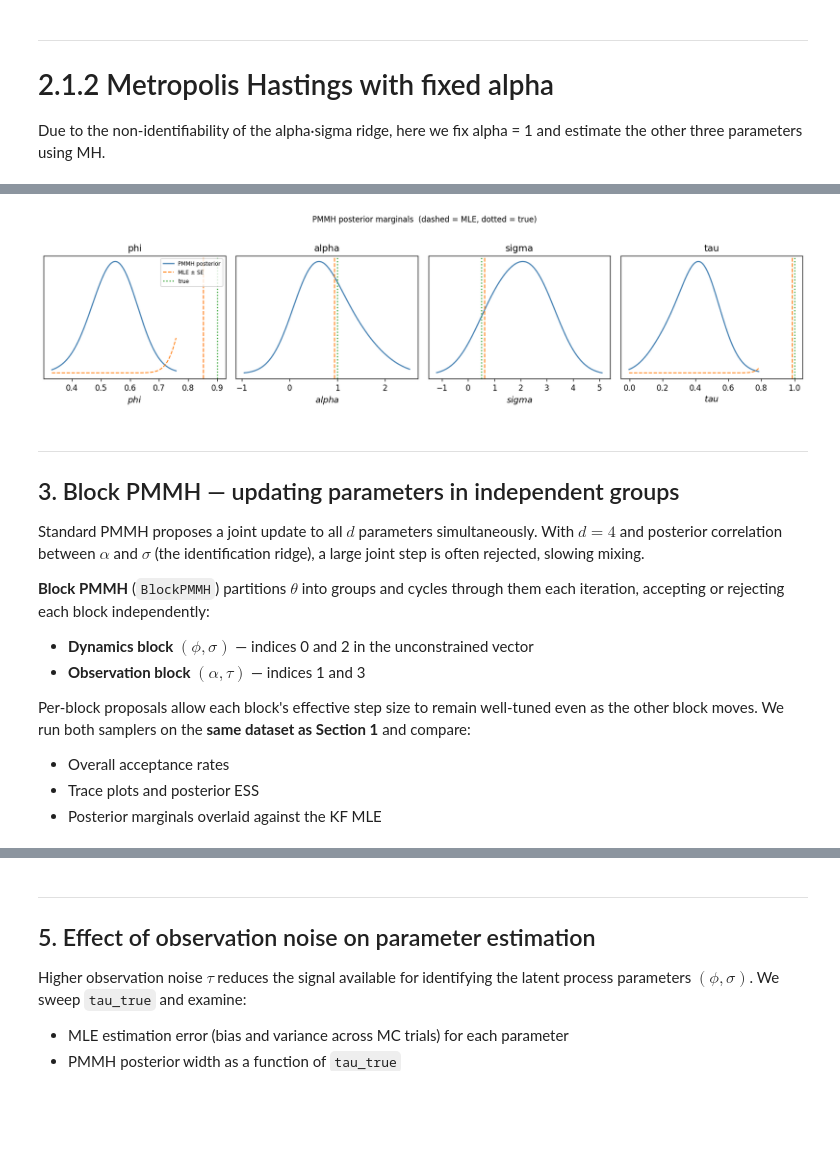
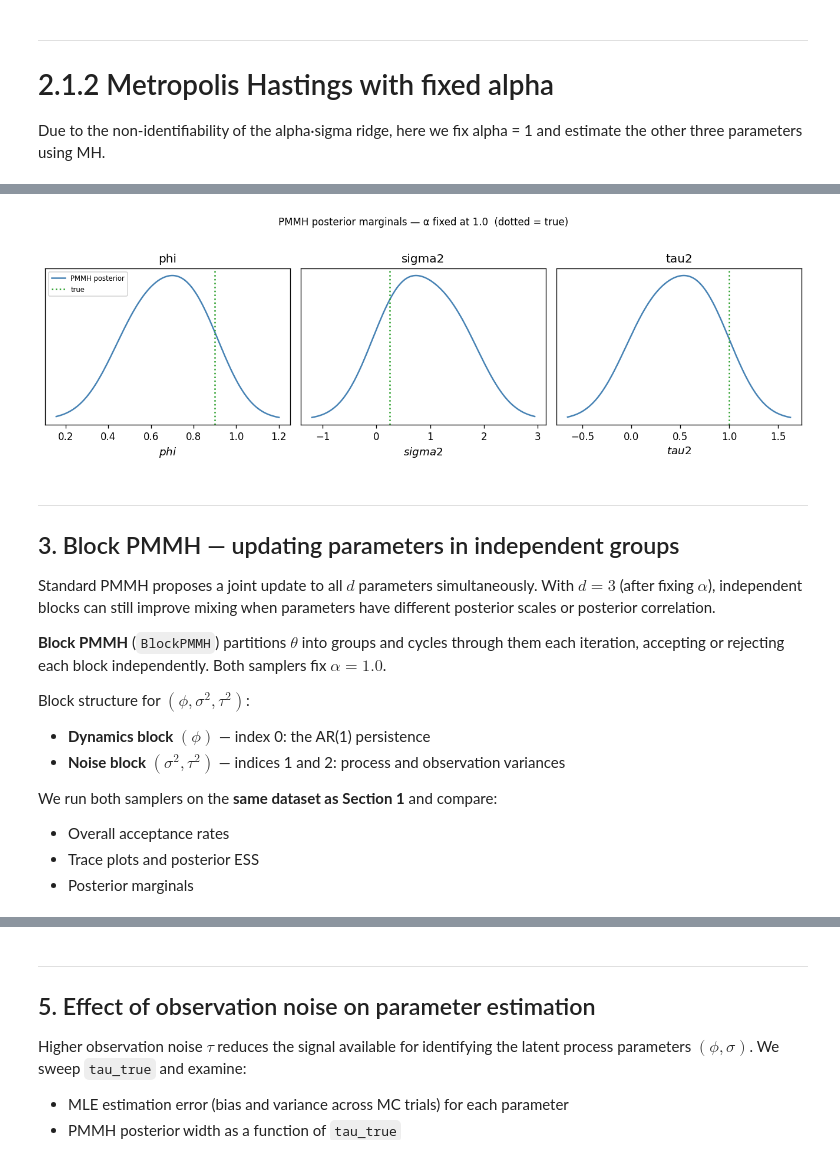
Before and after one commit to rickyli02/particle_filter_project_submission, a Jupyter notebook: notebooks/parameter_estimation.ipynb, the cells around one changed output, grey strips where cells are left out. Drawn from its saved outputs; the diff is of its cells as text; code cells hidden in the pictures; blank space fills up the shorter version.

```diff
--- a/notebooks/parameter_estimation.ipynb
+++ b/notebooks/parameter_estimation.ipynb
@@ -259,7 +257,7 @@ the effect of particle noise on mixing and posterior width.
 # ── MH setup ──────────────────────────────────────────────────────────────────
 N_ITER_MH = 3000
 BURN_IN_MH = 500
-step_mh   = np.array([0.06, 0.10, 0.06, 0.06])
+step_mh   = np.array([0.06, 0.10, 0.12, 0.12])   # (phi, alpha, log σ², log τ²)
 
 model_mh  = SimpleLinearGaussianSSM(**TRUE_PARAMS, seed=13)
 theta0_mh = result.unconstrained_params   # warm start from MLE
@@ -691,16 +685,20 @@ We use the same synthetic dataset from Section 1 to allow direct comparison betw
 # %%
-# ── PMMH on the Section 1 dataset ─────────────────────────────────────────────
-# Fresh model instance; warm-start from the MLE optimum (result from Section 1).
+# ── PMMH with alpha fixed at true value ───────────────────────────────────────
+# FixedAlphaSSM fixes alpha = 1.0 = TRUE_PARAMS['alpha']; estimates (phi, sigma2, tau2).
 N_ITER_2   = 3000
 N_PART_2   = 1000
 BURN_IN_2  = 500
-step_2     = np.array([0.06, 0.10, 0.06, 0.06])   # unconstrained-space step sizes
+step_2     = np.array([0.06, 0.12, 0.12])   # unconstrained steps: (atanh φ, log σ², log τ²)
 
-model_2  = SimpleLinearGaussianSSM(**TRUE_PARAMS, seed=7)
-theta0_2 = result.unconstrained_params             # warm start from MLE
+model_2  = FixedAlphaSSM(phi=TRUE_PARAMS['phi'], sigma2=TRUE_PARAMS['sigma2'],
+                          tau2=TRUE_PARAMS['tau2'], seed=7)
+theta0_2 = model_2.unconstrain_params(
+    [TRUE_PARAMS['phi'], TRUE_PARAMS['sigma2'], TRUE_PARAMS['tau2']]
+)
 
 pf_2    = ParticleFilter(model_2, N_PART_2, obs, SystematicResampling(seed=3))
 pmmh_2  = PMMH(model_2, pf_2, n_iter=N_ITER_2,
-               step_sizes=step_2, theta0=theta0_2, log_prior=log_prior, seed=5)
+               step_sizes=step_2, theta0=theta0_2,
+               log_prior=log_prior_fixed_alpha, seed=5)
 print(repr(pmmh_2))
 # %% [output]
@@ -737,25 +737,20 @@ tau         1.0000      0.3899      0.0983       6.9
 # %%
 names_2 = list(model_2.params_dict.keys())
-fig, axes = plt.subplots(4, 2, figsize=(12, 9))
+fig, axes = plt.subplots(3, 2, figsize=(12, 7))
 
 for k, name in enumerate(names_2):
     samp = constrained_2[:, k]
     tv   = TRUE_PARAMS[name]
-    mv   = list(result.constrained_params)[k]
 
-    # ── trace ──────────────────────────────────────────────────────────────────
     ax_t = axes[k, 0]
     ax_t.plot(samp, lw=0.4, color='steelblue', alpha=0.8)
     ax_t.axhline(tv, color='C2', ls=':', lw=1.2)
-    ax_t.axhline(mv, color='C1', ls='--', lw=1.2)
     ax_t.set_ylabel(f'${name}$')
     if k == 0:
         ax_t.set_title('Trace (post burn-in)')
         ax_t.plot([], [], color='C2', ls=':', lw=1.2, label='true')
-        ax_t.plot([], [], color='C1', ls='--', lw=1.2, label='MLE')
         ax_t.legend(fontsize=7)
 
-    # ── ACF ────────────────────────────────────────────────────────────────────
     ax_a = axes[k, 1]
     n_s  = len(samp)
     max_lag = min(100, n_s - 1)
@@ -775,7 +770,7 @@ for k, name in enumerate(names_2):
 axes[-1, 0].set_xlabel('iteration (post burn-in)')
 axes[-1, 1].set_xlabel('lag')
 plt.suptitle(
-    f'PMMH diagnostics  N={N_PART_2}  acc={acc_2.mean():.3f}  '
+    f'PMMH diagnostics (α fixed=1.0)  N={N_PART_2}  acc={acc_2.mean():.3f}  '
     f'burn-in={BURN_IN_2}  post-burn-in samples={len(constrained_2)}',
     y=1.01, fontsize=10,
 )
@@ -786,56 +781,45 @@ plt.show()
 # %%
-from scipy.stats import norm as _sp_norm
+names_2 = list(model_2.params_dict.keys())
 
-names_2    = list(model_2.params_dict.keys())
-con_list_2 = list(result.constrained_params)
-se_list_2  = list(result.std_errors) if result.std_errors is not None else [None] * 4
-
-fig, axes = plt.subplots(1, 4, figsize=(14, 3.5))
+fig, axes = plt.subplots(1, 3, figsize=(11, 3.5))
 for k, (ax, name) in enumerate(zip(axes, names_2)):
     samp = constrained_2[:, k]
     tv   = TRUE_PARAMS[name]
-    mv   = con_list_2[k]
-    se   = se_list_2[k]
 
     kde = KDE(samp)
     lo  = samp.mean() - 4 * samp.std()
     hi  = samp.mean() + 4 * samp.std()
     xg  = np.linspace(lo, hi, 400)
     ax.plot(xg, kde.evaluate(xg), lw=1.5, color='steelblue', label='PMMH posterior')
-
-    if se is not None and not np.isnan(se) and se > 0:
-        ax.plot(xg, _sp_norm.pdf(xg, mv, se), lw=1.2, ls='--', color='C1',
-                label='MLE ± SE')
-
     ax.axvline(tv, color='C2', ls=':', lw=1.5, label='true')
-    ax.axvline(mv, color='C1', ls='--', lw=1.3)
     ax.set_xlabel(f'${name}$', fontsize=11)
     ax.set_title(name)
     ax.set_yticks([])
     if k == 0:
         ax.legend(fontsize=7)
 
-plt.suptitle('PMMH posterior marginals  (dashed = MLE, dotted = true)', y=1.02, fontsize=10)
+plt.suptitle('PMMH posterior marginals — α fixed at 1.0  (dotted = true)', y=1.02, fontsize=10)
 plt.tight_layout()
 plt.show()
 # %% [output]
-[figure, old version]
+[figure, new version]
 # %% [markdown]
 ---
 ## 3. Block PMMH — updating parameters in independent groups
 
 Standard PMMH proposes a joint update to all $d$ parameters simultaneously.
-With $d=4$ and posterior correlation between $\alpha$ and $\sigma$ (the identification ridge),
-a large joint step is often rejected, slowing mixing.
+With $d=3$ (after fixing $\alpha$), independent blocks can still improve mixing when
+parameters have different posterior scales or posterior correlation.
 
 **Block PMMH** (`BlockPMMH`) partitions $\theta$ into groups and cycles through them each
-iteration, accepting or rejecting each block independently:
-- **Dynamics block** $(\phi, \sigma)$ — indices 0 and 2 in the unconstrained vector
-- **Observation block** $(\alpha, \tau)$ — indices 1 and 3
+iteration, accepting or rejecting each block independently.  Both samplers fix $\alpha=1.0$.
 
-Per-block proposals allow each block's effective step size to remain well-tuned even as
-the other block moves.  We run both samplers on the **same dataset as Section 1** and compare:
+Block structure for $(\phi, \sigma^2, \tau^2)$:
+- **Dynamics block** $(\phi)$ — index 0: the AR(1) persistence
+- **Noise block** $(\sigma^2, \tau^2)$ — indices 1 and 2: process and observation variances
+
+We run both samplers on the **same dataset as Section 1** and compare:
 - Overall acceptance rates
 - Trace plots and posterior ESS
-- Posterior marginals overlaid against the KF MLE
+- Posterior marginals
 # %%
```
Also changed, not shown: parts of 28 cells of this notebook, 1 other file.
